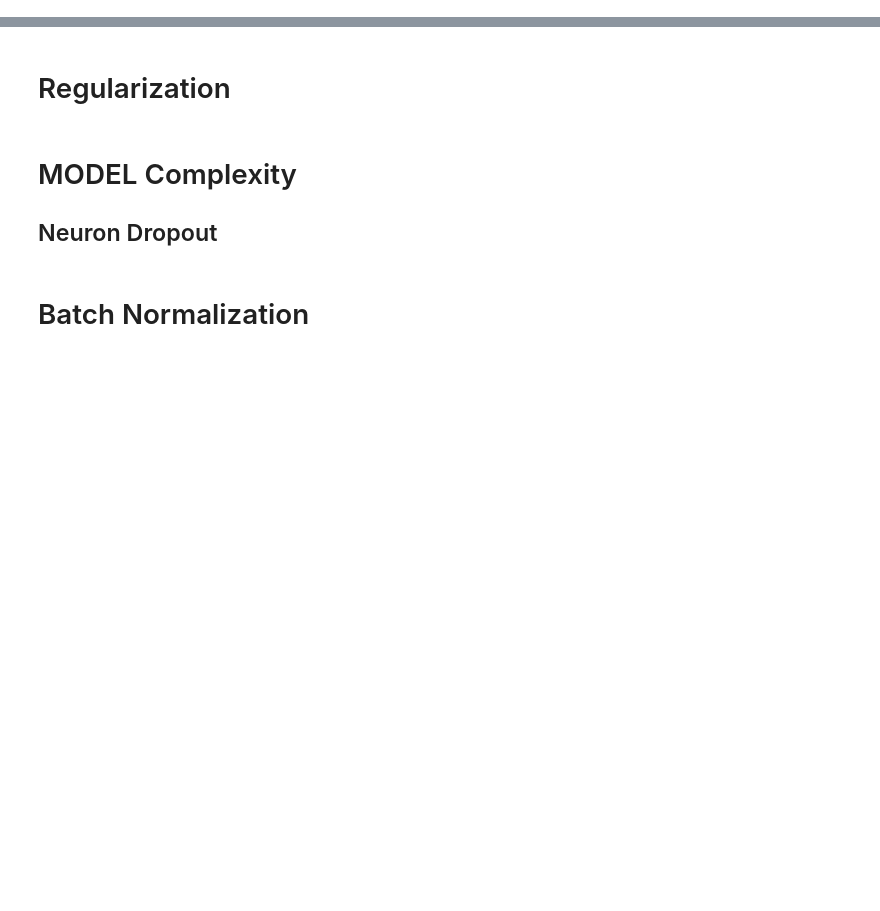
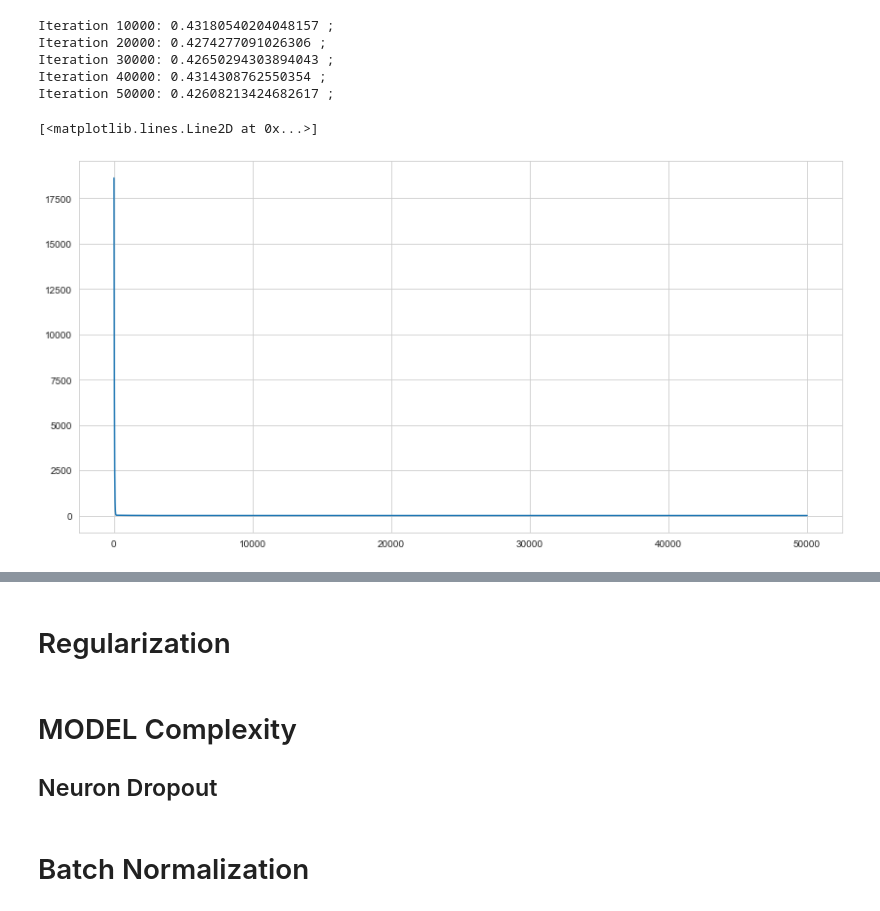
Before and after one commit to OscarChang46/Machine_Learning, a Jupyter notebook: basic_deep_neural_network/how_to_design_a_model.ipynb, the cells around one changed output, grey strips where cells are left out. Saved outputs shown, nothing was run; the diff lists cells and outputs as text; code cells hidden in the pictures; blank space fills up the shorter version.

```diff
--- a/basic_deep_neural_network/how_to_design_a_model.ipynb
+++ b/basic_deep_neural_network/how_to_design_a_model.ipynb
@@ -21,0 +98,20 @@ MSE &= \mathbb{E}[(y - \hat{y})^2] \\
+# %%
+x = x.reshape([n, -1])
+y = y.reshape([n, -1])
+# instantiate model
+m = ModelNN()
+# Instantiate optimizer
+opt = torch.optim.Adam(m.parameters(), lr=1e-4)
+losses = training_loop(m, opt, x, y, n=50000)
+plt.figure(figsize=(14, 7))
+
+plt.plot(losses)
+# print(m.weights)
+# %% [output]
+Iteration 10000: 0.43180540204048157 ;
+Iteration 20000: 0.4274277091026306 ;
+Iteration 30000: 0.42650294303894043 ;
+Iteration 40000: 0.4314308762550354 ;
+Iteration 50000: 0.42608213424682617 ;
+[<matplotlib.lines.Line2D at 0x...>]
+[figure, added]
```
Also changed, not shown: parts of 5 cells of this notebook, 3 other files.
